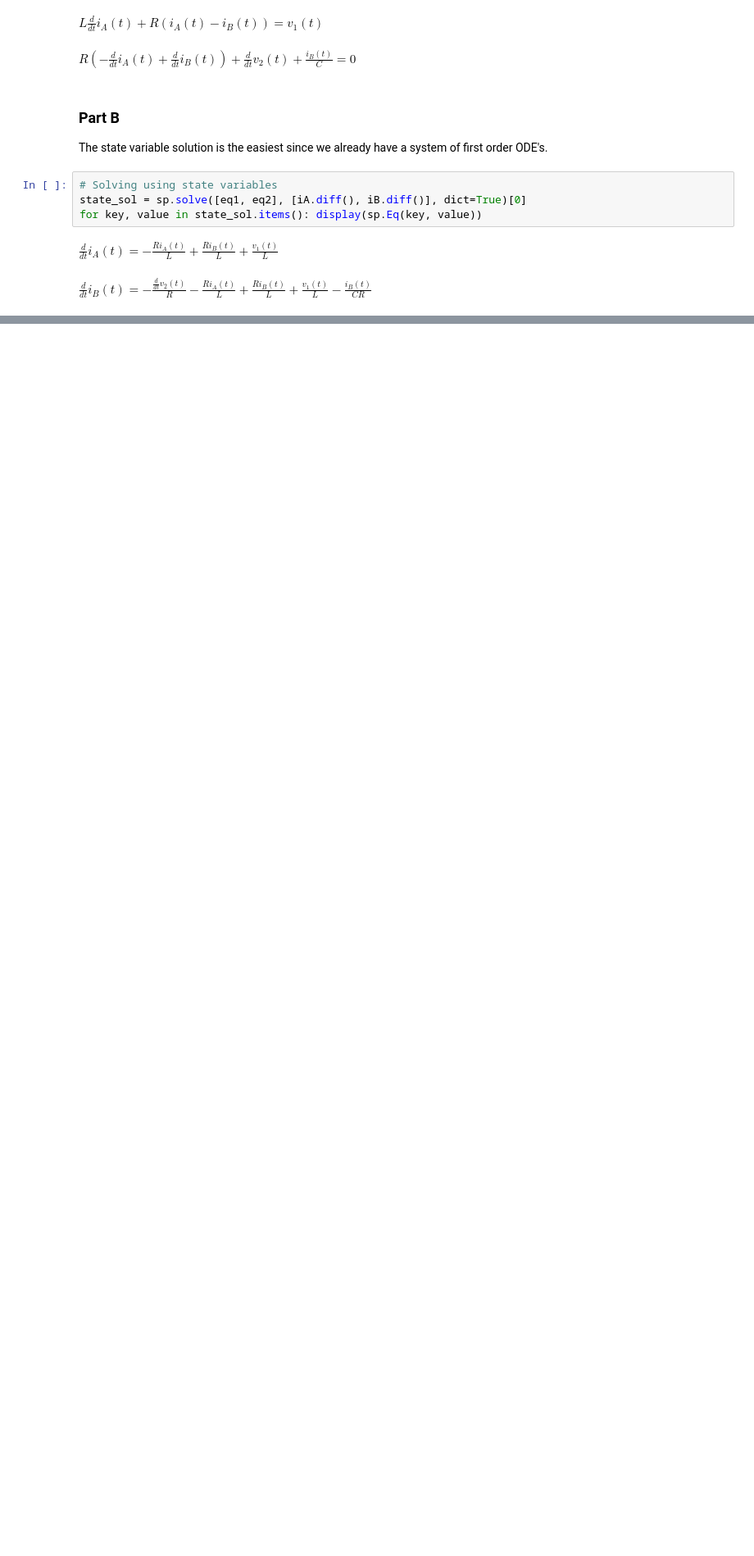
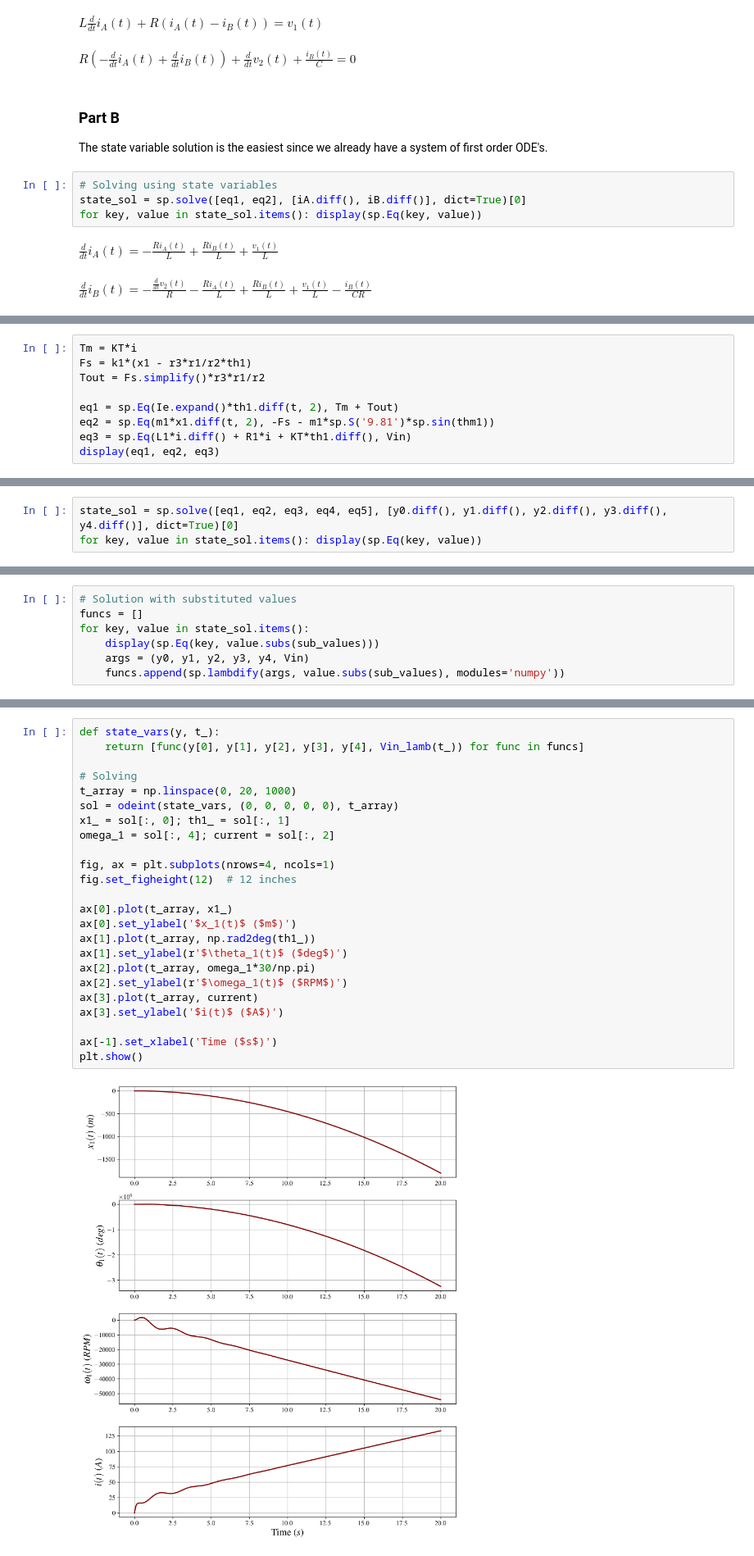
Before and after one commit to gabemorris12/System-Dynamics, a Jupyter notebook: Homework 4/System Dynamics Homework 4.ipynb, the cells around one changed output, grey strips where cells are left out. Shown at 82% size. Cells and saved outputs as stored; diff of their text form; blank space fills up the shorter version.

```diff
--- a/Homework 4/System Dynamics Homework 4.ipynb
+++ b/Homework 4/System Dynamics Homework 4.ipynb
@@ -136,0 +234,9 @@ plt.show()
+# %%
+Tm = KT*i
+Fs = k1*(x1 - r3*r1/r2*th1)
+Tout = Fs.simplify()*r3*r1/r2
+
+eq1 = sp.Eq(Ie.expand()*th1.diff(t, 2), Tm + Tout)
+eq2 = sp.Eq(m1*x1.diff(t, 2), -Fs - m1*sp.S('9.81')*sp.sin(thm1))
+eq3 = sp.Eq(L1*i.diff() + R1*i + KT*th1.diff(), Vin)
+display(eq1, eq2, eq3)
@@ -136,0 +278,3 @@ plt.show()
+# %%
+state_sol = sp.solve([eq1, eq2, eq3, eq4, eq5], [y0.diff(), y1.diff(), y2.diff(), y3.diff(), y4.diff()], dict=True)[0]
+for key, value in state_sol.items(): display(sp.Eq(key, value))
@@ -136,0 +287,7 @@ plt.show()
+# %%
+# Solution with substituted values
+funcs = []
+for key, value in state_sol.items():
+    display(sp.Eq(key, value.subs(sub_values)))
+    args = (y0, y1, y2, y3, y4, Vin)
+    funcs.append(sp.lambdify(args, value.subs(sub_values), modules='numpy'))
@@ -136,0 +305,26 @@ plt.show()
+# %%
+def state_vars(y, t_):
+    return [func(y[0], y[1], y[2], y[3], y[4], Vin_lamb(t_)) for func in funcs]
+
+# Solving
+t_array = np.linspace(0, 20, 1000)
+sol = odeint(state_vars, (0, 0, 0, 0, 0), t_array)
+x1_ = sol[:, 0]; th1_ = sol[:, 1]
+omega_1 = sol[:, 4]; current = sol[:, 2]
+
+fig, ax = plt.subplots(nrows=4, ncols=1)
+fig.set_figheight(12)  # 12 inches
+
+ax[0].plot(t_array, x1_)
+ax[0].set_ylabel('$x_1(t)$ ($m$)')
+ax[1].plot(t_array, np.rad2deg(th1_))
+ax[1].set_ylabel(r'$\theta_1(t)$ ($deg$)')
+ax[2].plot(t_array, omega_1*30/np.pi)
+ax[2].set_ylabel(r'$\omega_1(t)$ ($RPM$)')
+ax[3].plot(t_array, current)
+ax[3].set_ylabel('$i(t)$ ($A$)')
+
+ax[-1].set_xlabel('Time ($s$)')
+plt.show()
+# %% [output]
+[figure, added]
```
Also changed, not shown: parts of 13 cells of this notebook, 3 other files.
